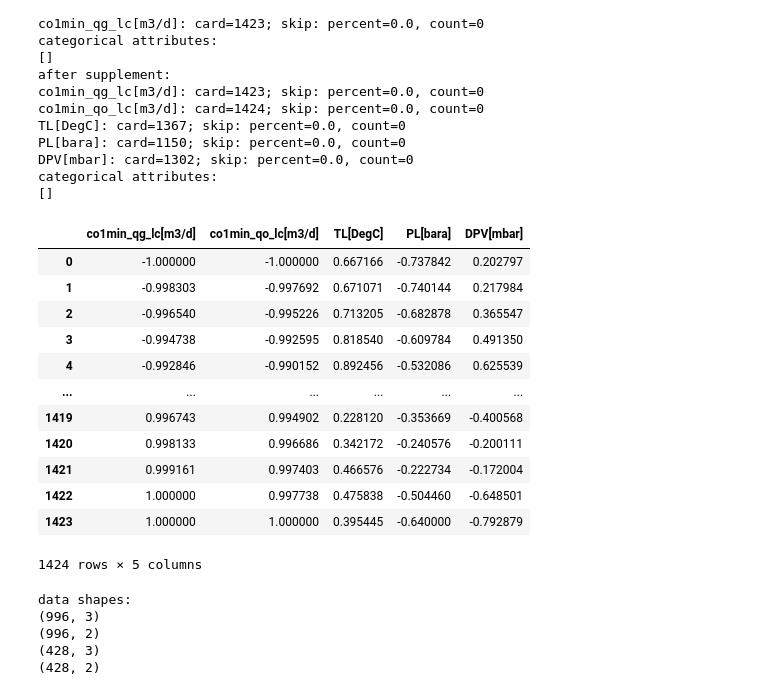
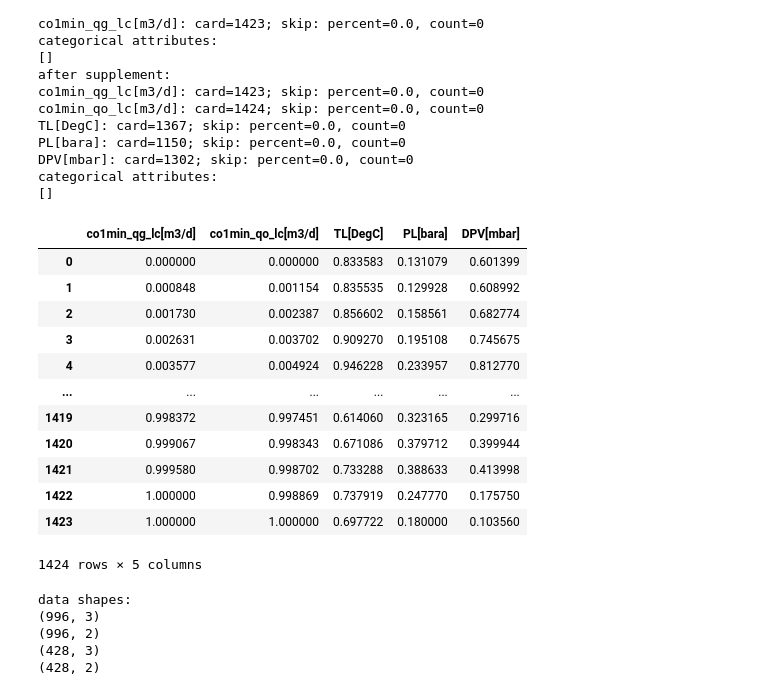
Before and after one commit to myPar/NSU_Practice, a Jupyter notebook: baseline/RNNbaseline.ipynb, the cells around one changed output. Saved outputs shown, nothing was run; the diff lists cells and outputs as text; code cells hidden in the pictures.

```diff
--- a/baseline/RNNbaseline.ipynb
+++ b/baseline/RNNbaseline.ipynb
@@ -438,9 +439,10 @@ epoch-499;{'loss': 0.007080442272126675, 'mean_squared_error': 0.007080442272126
 # %%
-# plot loss graphic
-x = np.arange(1, epoch_count + 1)
-y = np.array(loss_list)
+def plot_loss(loss_list):
+  # plot loss graphic
+  x = np.arange(1, len(loss_list) + 1)
+  y = np.array(loss_list)
 
-assert len(x) == len(y)
+  assert len(x) == len(y)
 
-fig = px.line(x=x, y=y, labels={'x':'epoch', 'y':'loss'})
-fig.show()
+  fig = px.line(x=x, y=y, labels={'x':'epoch', 'y':'loss'})
+  fig.show()
@@ -877,22 +915,22 @@ DPV[mbar]: card=1302; skip: percent=0.0, count=0
 categorical attributes:
 []
 # %%
-result_interval = interval_th
+result_interval = interval_sigmoid
 df = ((df - df.min()) / (df.max() - df.min())) * (result_interval[1] - result_interval[0]) + result_interval[0]
 df
 # %% [output]
 |  | co1min_qg_lc[m3/d] | co1min_qo_lc[m3/d] | TL[DegC] | PL[bara] | DPV[mbar] |
-| 0 | -1.000000 | -1.000000 | 0.667166 | -0.737842 | 0.202797 |
-| 1 | -0.998303 | -0.997692 | 0.671071 | -0.740144 | 0.217984 |
-| 2 | -0.996540 | -0.995226 | 0.713205 | -0.682878 | 0.365547 |
-| 3 | -0.994738 | -0.992595 | 0.818540 | -0.609784 | 0.491350 |
-| 4 | -0.992846 | -0.990152 | 0.892456 | -0.532086 | 0.625539 |
+| 0 | 0.000000 | 0.000000 | 0.833583 | 0.131079 | 0.601399 |
+| 1 | 0.000848 | 0.001154 | 0.835535 | 0.129928 | 0.608992 |
+| 2 | 0.001730 | 0.002387 | 0.856602 | 0.158561 | 0.682774 |
+| 3 | 0.002631 | 0.003702 | 0.909270 | 0.195108 | 0.745675 |
+| 4 | 0.003577 | 0.004924 | 0.946228 | 0.233957 | 0.812770 |
 | ... | ... | ... | ... | ... | ... |
-| 1419 | 0.996743 | 0.994902 | 0.228120 | -0.353669 | -0.400568 |
-| 1420 | 0.998133 | 0.996686 | 0.342172 | -0.240576 | -0.200111 |
-| 1421 | 0.999161 | 0.997403 | 0.466576 | -0.222734 | -0.172004 |
-| 1422 | 1.000000 | 0.997738 | 0.475838 | -0.504460 | -0.648501 |
-| 1423 | 1.000000 | 1.000000 | 0.395445 | -0.640000 | -0.792879 |
+| 1419 | 0.998372 | 0.997451 | 0.614060 | 0.323165 | 0.299716 |
+| 1420 | 0.999067 | 0.998343 | 0.671086 | 0.379712 | 0.399944 |
+| 1421 | 0.999580 | 0.998702 | 0.733288 | 0.388633 | 0.413998 |
+| 1422 | 1.000000 | 0.998869 | 0.737919 | 0.247770 | 0.175750 |
+| 1423 | 1.000000 | 1.000000 | 0.697722 | 0.180000 | 0.103560 |
 1424 rows × 5 columns
 # %%
 
```
Also changed, not shown: parts of 33 cells of this notebook.
